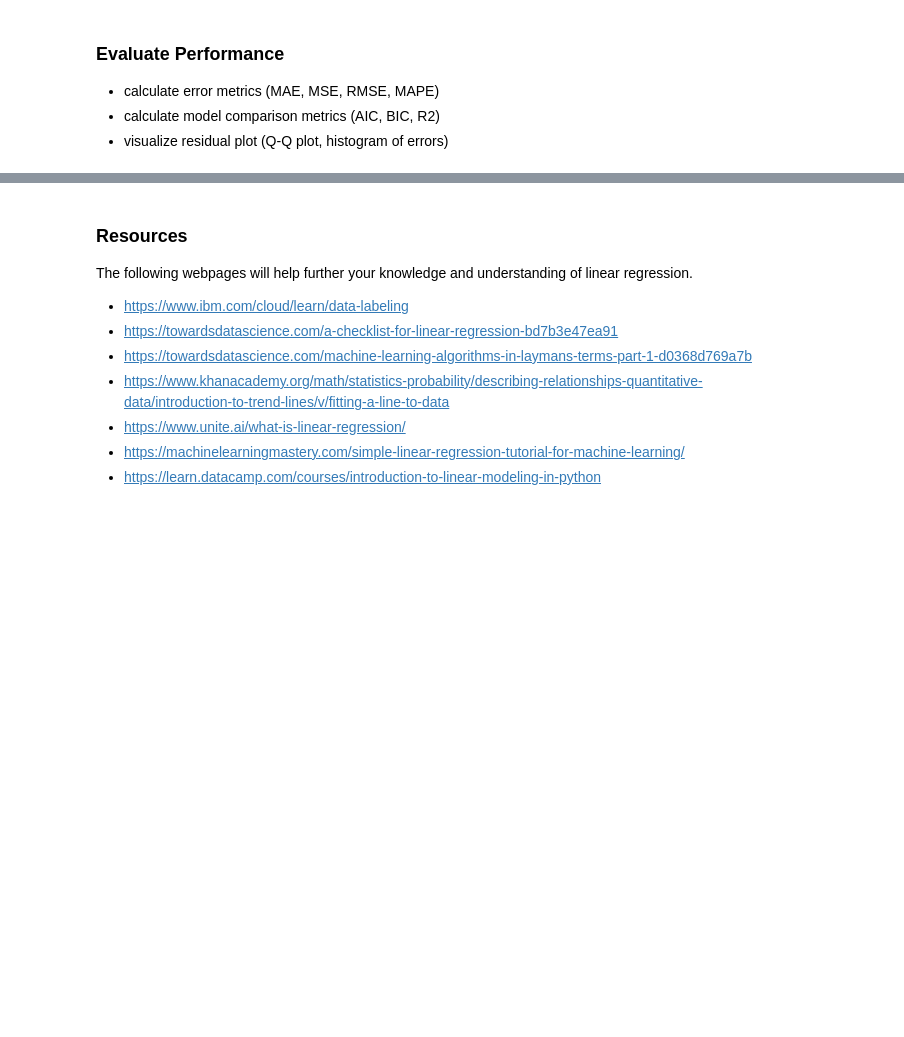
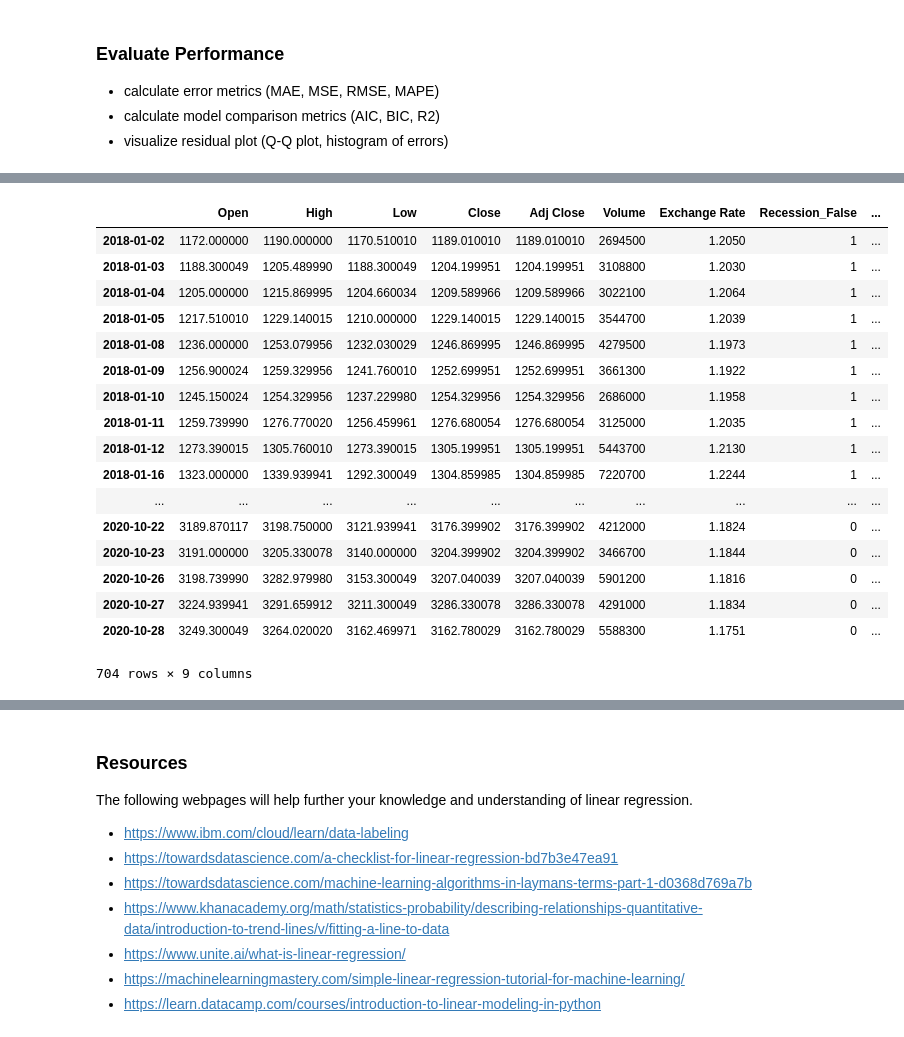
Before and after one commit to brandibeals/Data-Science-Fundamentals, a Jupyter notebook: Lesson 1 Linear Regression.ipynb, the cells around one changed output, grey strips where cells are left out. Drawn from its saved outputs; the diff is of its cells as text; code cells hidden in the pictures; blank space fills up the shorter version.

```diff
--- a/Lesson 1 Linear Regression.ipynb
+++ b/Lesson 1 Linear Regression.ipynb
@@ -182,0 +198,2 @@ plt.show()
+# %%
+data = data.dropna(subset=['Exchange Rate']) # remove missing values for a specific column
@@ -199,0 +266,21 @@ plt.show()
+# %%
+pd.get_dummies(data)
+# %% [output]
+|  | Open | High | Low | Close | Adj Close | Volume | Exchange Rate | Recession_False | ... |
+| 2018-01-02 | 1172.000000 | 1190.000000 | 1170.510010 | 1189.010010 | 1189.010010 | 2694500 | 1.2050 | 1 | ... |
+| 2018-01-03 | 1188.300049 | 1205.489990 | 1188.300049 | 1204.199951 | 1204.199951 | 3108800 | 1.2030 | 1 | ... |
+| 2018-01-04 | 1205.000000 | 1215.869995 | 1204.660034 | 1209.589966 | 1209.589966 | 3022100 | 1.2064 | 1 | ... |
+| 2018-01-05 | 1217.510010 | 1229.140015 | 1210.000000 | 1229.140015 | 1229.140015 | 3544700 | 1.2039 | 1 | ... |
+| 2018-01-08 | 1236.000000 | 1253.079956 | 1232.030029 | 1246.869995 | 1246.869995 | 4279500 | 1.1973 | 1 | ... |
+| 2018-01-09 | 1256.900024 | 1259.329956 | 1241.760010 | 1252.699951 | 1252.699951 | 3661300 | 1.1922 | 1 | ... |
+| 2018-01-10 | 1245.150024 | 1254.329956 | 1237.229980 | 1254.329956 | 1254.329956 | 2686000 | 1.1958 | 1 | ... |
+| 2018-01-11 | 1259.739990 | 1276.770020 | 1256.459961 | 1276.680054 | 1276.680054 | 3125000 | 1.2035 | 1 | ... |
+| 2018-01-12 | 1273.390015 | 1305.760010 | 1273.390015 | 1305.199951 | 1305.199951 | 5443700 | 1.2130 | 1 | ... |
+| 2018-01-16 | 1323.000000 | 1339.939941 | 1292.300049 | 1304.859985 | 1304.859985 | 7220700 | 1.2244 | 1 | ... |
+| ... | ... | ... | ... | ... | ... | ... | ... | ... | ... |
+| 2020-10-22 | 3189.870117 | 3198.750000 | 3121.939941 | 3176.399902 | 3176.399902 | 4212000 | 1.1824 | 0 | ... |
+| 2020-10-23 | 3191.000000 | 3205.330078 | 3140.000000 | 3204.399902 | 3204.399902 | 3466700 | 1.1844 | 0 | ... |
+| 2020-10-26 | 3198.739990 | 3282.979980 | 3153.300049 | 3207.040039 | 3207.040039 | 5901200 | 1.1816 | 0 | ... |
+| 2020-10-27 | 3224.939941 | 3291.659912 | 3211.300049 | 3286.330078 | 3286.330078 | 4291000 | 1.1834 | 0 | ... |
+| 2020-10-28 | 3249.300049 | 3264.020020 | 3162.469971 | 3162.780029 | 3162.780029 | 5588300 | 1.1751 | 0 | ... |
+704 rows × 9 columns
```
Also changed, not shown: parts of 16 cells of this notebook.
